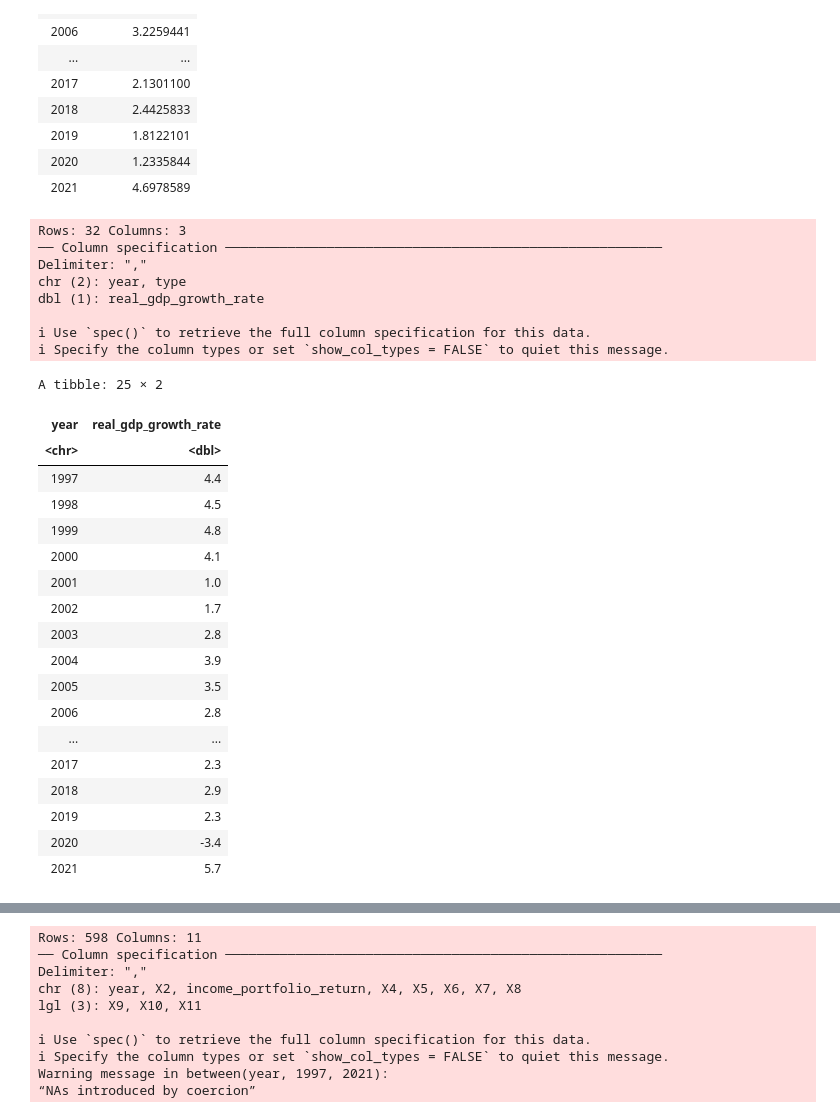
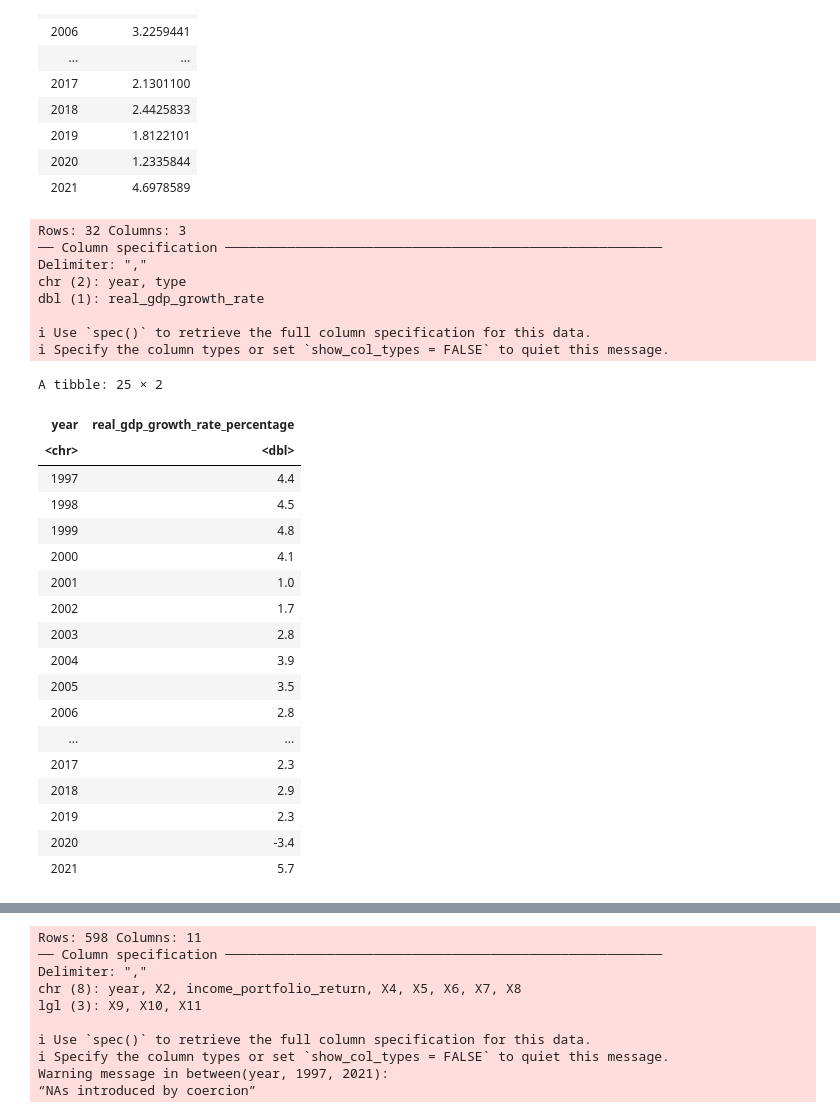
Before and after one commit to Arioniums/DSCI_100_125, a Jupyter notebook: project_proposal_group_125.ipynb, the cells around one changed output, grey strips where cells are left out. Drawn from its saved outputs; the diff is of its cells as text; code cells hidden in the pictures.

```diff
--- a/project_proposal_group_125.ipynb
+++ b/project_proposal_group_125.ipynb
@@ -54,26 +72,33 @@ A spec_tbl_df: 25 × 2
 | 2020 | 1.2335844 |
 | 2021 | 4.6978589 |
 # %%
-real_gdp_data <- read_csv("data/real_gdp.csv", skip=3, col_names = c("year","real_gdp_growth_rate","type"))
+#importing gdp growth rate data
+real_gdp_url <- "https://raw.githubusercontent.com/Arioniums/DSCI_100_125/main/data/real_gdp.csv"
+real_gdp_path <- "real_gdp_data.csv"
+download.file(real_gdp_url, destfile = real_gdp_path)
+real_gdp_data <- read_csv(real_gdp_path, skip=3, col_names = c("year","real_gdp_growth_rate","type"))
 
+#reformatting the year values and filtering years to only 1997-2021
 real_gdp_data$year <- format(as.Date(real_gdp_data$year, "'%y"),'%Y')
 gdp_data_c <- select(real_gdp_data, year, real_gdp_growth_rate) |>
                 filter(between(year, 1997, 2021))
 
+#clarification of gdp growth rate unit (percentage)
+names(gdp_data_c)[names(gdp_data_c) == 'real_gdp_growth_rate'] <- 'real_gdp_growth_rate_percentage'
+
+#c stands for cleaned
 gdp_data_c
-
-#keep it in percentage
 # %% [output]
 Rows: 32 Columns: 3
 ── Column specification ────────────────────────────────────────────────────────
 Delimiter: ","
 chr (2): year, type
 dbl (1): real_gdp_growth_rate
 
 ℹ Use `spec()` to retrieve the full column specification for this data.
 ℹ Specify the column types or set `show_col_types = FALSE` to quiet this message.
 A tibble: 25 × 2
-| year | real_gdp_growth_rate |
+| year | real_gdp_growth_rate_percentage |
 | <chr> | <dbl> |
 | 1997 | 4.4 |
 | 1998 | 4.5 |
```
Also changed, not shown: parts of 16 cells of this notebook.
